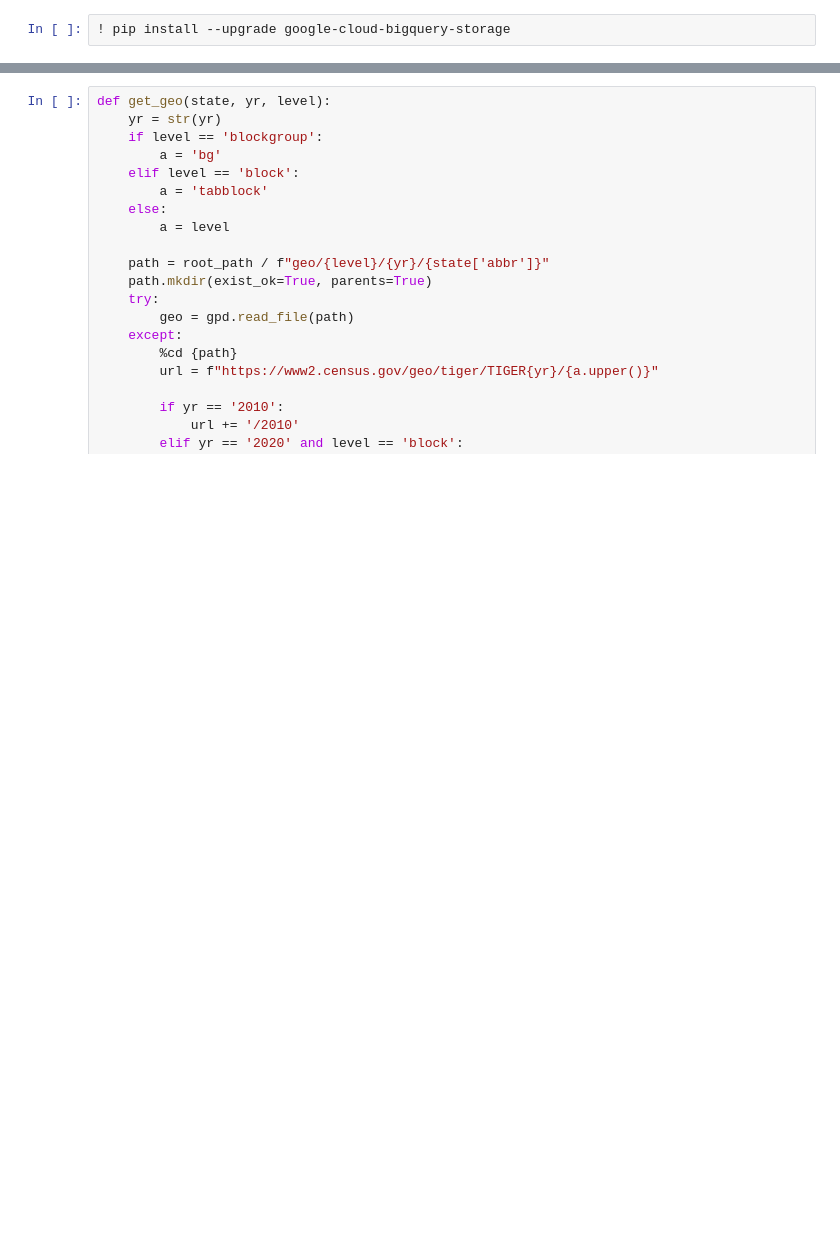
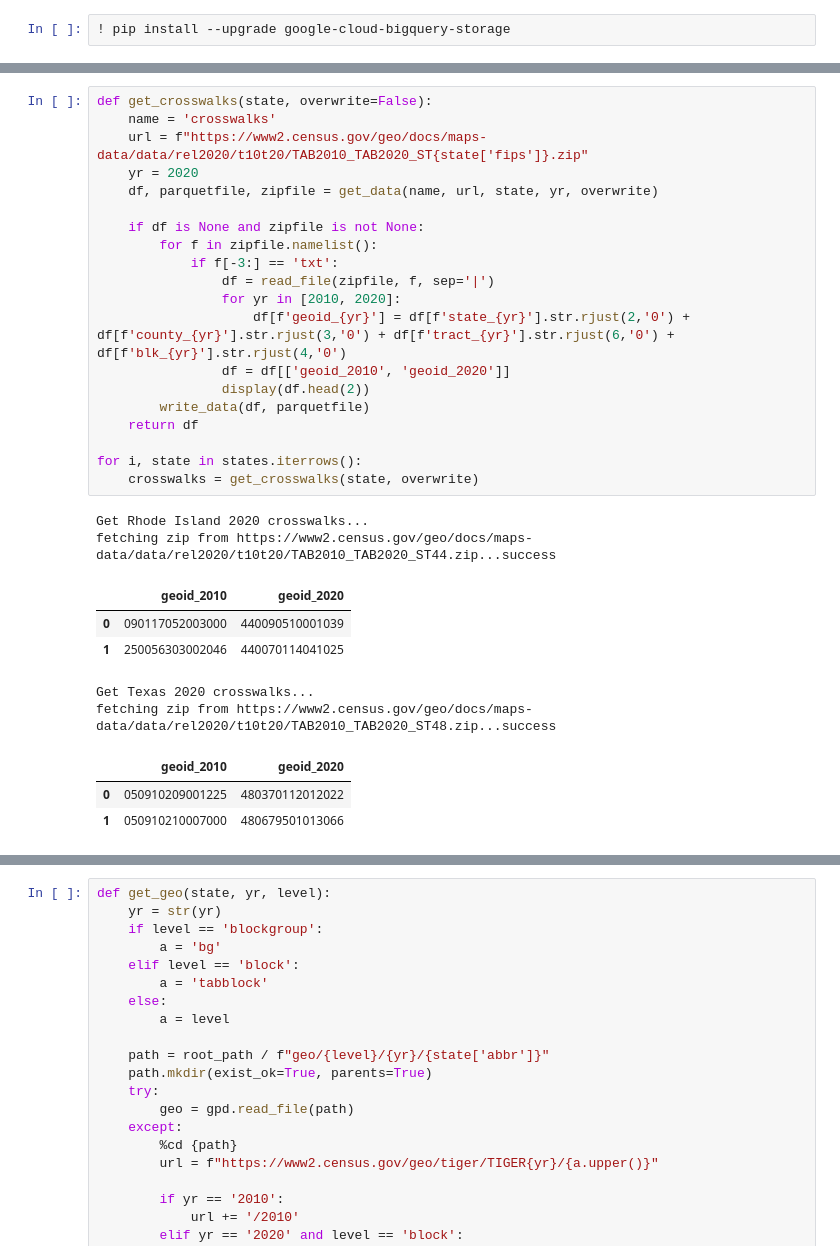
Before and after one commit to Tarleton-Math/MathVGerrmandering_CMAT_2021, a Jupyter notebook: get_data.ipynb, the cells around one changed output, grey strips where cells are left out. Cells and saved outputs as stored; diff of their text form; blank space fills up the shorter version.

```diff
--- a/get_data.ipynb
+++ b/get_data.ipynb
@@ -84 +127,32 @@ overwrite = False
+# %%
+def get_crosswalks(state, overwrite=False):
+    name = 'crosswalks'
+    url = f"https://www2.census.gov/geo/docs/maps-data/data/rel2020/t10t20/TAB2010_TAB2020_ST{state['fips']}.zip"
+    yr = 2020
+    df, parquetfile, zipfile = get_data(name, url, state, yr, overwrite)
+
+    if df is None and zipfile is not None:
+        for f in zipfile.namelist():
+            if f[-3:] == 'txt':
+                df = read_file(zipfile, f, sep='|')
+                for yr in [2010, 2020]:
+                    df[f'geoid_{yr}'] = df[f'state_{yr}'].str.rjust(2,'0') + df[f'county_{yr}'].str.rjust(3,'0') + df[f'tract_{yr}'].str.rjust(6,'0') + df[f'blk_{yr}'].str.rjust(4,'0')
+                df = df[['geoid_2010', 'geoid_2020']]
+                display(df.head(2))
+        write_data(df, parquetfile)
+    return df
+
+for i, state in states.iterrows():
+    crosswalks = get_crosswalks(state, overwrite)
+# %% [output]
+Get Rhode Island 2020 crosswalks...
+fetching zip from https://www2.census.gov/geo/docs/maps-data/data/rel2020/t10t20/TAB2010_TAB2020_ST44.zip...success
+|  | geoid_2010 | geoid_2020 |
+| 0 | 090117052003000 | 440090510001039 |
+| 1 | 250056303002046 | 440070114041025 |
+Get Texas 2020 crosswalks...
+fetching zip from https://www2.census.gov/geo/docs/maps-data/data/rel2020/t10t20/TAB2010_TAB2020_ST48.zip...success
+|  | geoid_2010 | geoid_2020 |
+| 0 | 050910209001225 | 480370112012022 |
+| 1 | 050910210007000 | 480679501013066 |
 # %%
```
Also changed, not shown: parts of 12 cells of this notebook.
